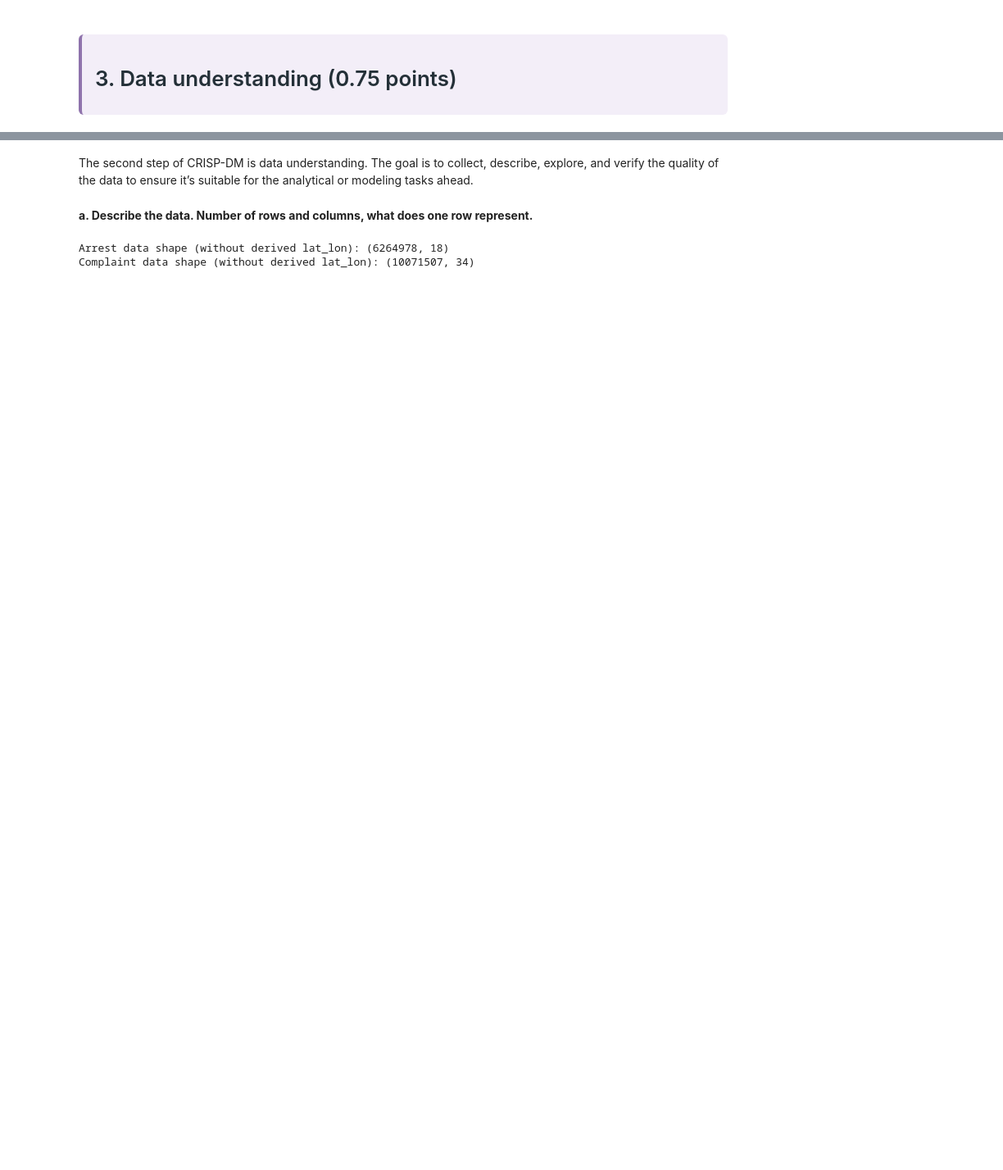
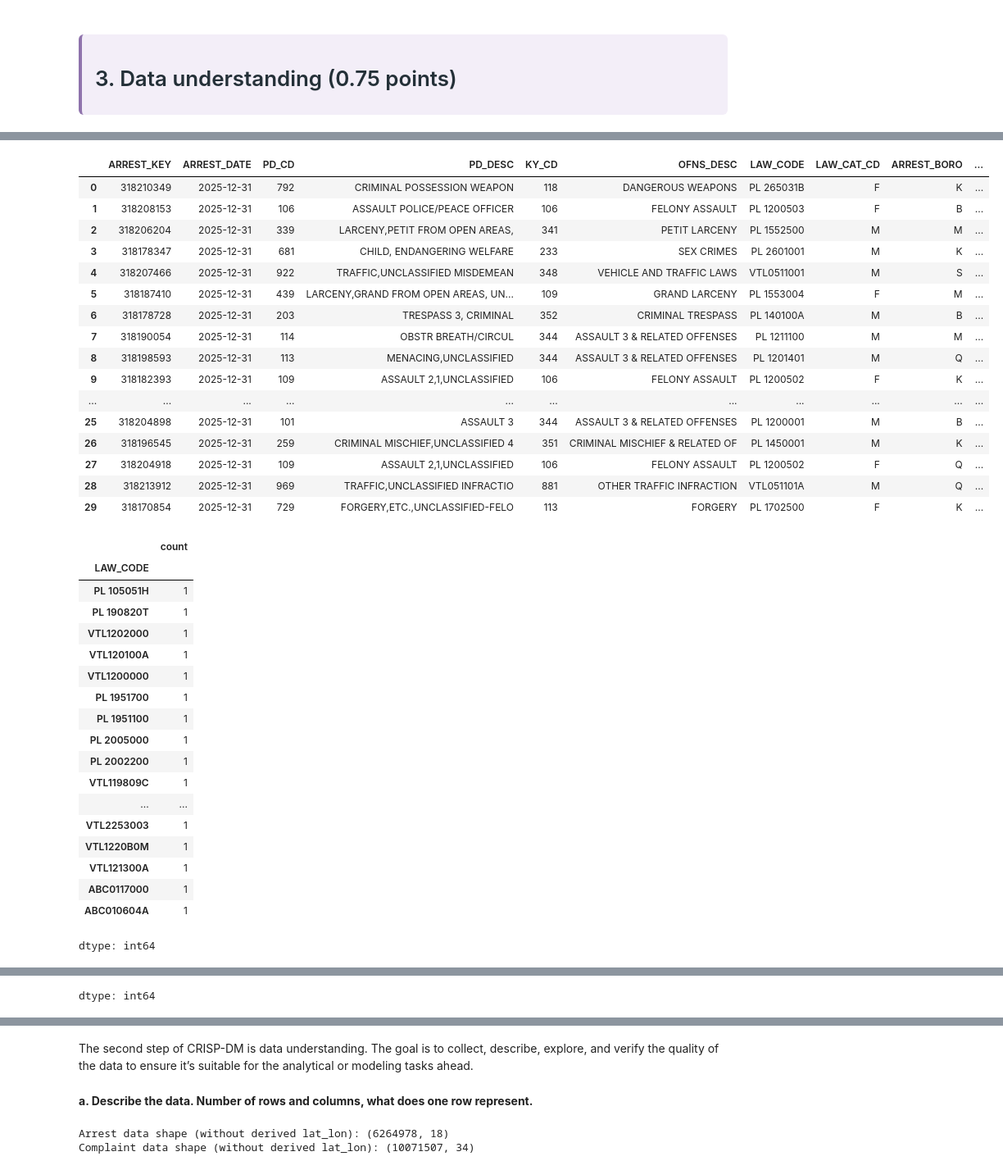
Before and after one commit to EnricoKiin/ids-project-d1-nypd, a Jupyter notebook: IDS2026_HW07.ipynb, the cells around one changed output, grey strips where cells are left out. Shown at 82% size. Saved outputs shown, nothing was run; the diff lists cells and outputs as text; code cells hidden in the pictures; blank space fills up the shorter version.

```diff
--- a/IDS2026_HW07.ipynb
+++ b/IDS2026_HW07.ipynb
@@ -218,5 +218,5 @@ print(nypdComplaintDF.shape)
 """
 
 
-nypdArrestDF = pd.read_parquet("arrests.parquet")
-nypdComplaintDF = pd.read_parquet("complaint.parquet")
+nypdArrestDF = pd.read_parquet("arrests_correct_types.parquet")
+nypdComplaintDF = pd.read_parquet("complaint_v2.parquet")
@@ -242,0 +223,56 @@ memory usage: 448.1+ MB
+# %%
+
+#Changing nypdArrestDF into correct dtypes
+display(nypdArrestDF.head(30)) #Latitude and Longitude use commas
+
+#Lat and Long are purely float64 so we will convert
+nypdArrestDF["Latitude"] = pd.to_numeric(nypdArrestDF["Latitude"].replace(",", ".", regex=True), errors="raise")
+nypdArrestDF["Longitude"] = pd.to_numeric(nypdArrestDF["Longitude"].replace(",", ".", regex=True), errors="raise")
+
+#Looking at the data the col contains multiple categories inside a desc so for now it will be str
+nypdArrestDF["PD_DESC"] = nypdArrestDF["PD_DESC"].astype("string")
+
+#From these two it seems that LAW CODE is categorical as well
+display(nypdArrestDF["LAW_CODE"].value_counts().tail(50))
+display(nypdArrestDF["LAW_CODE"].value_counts().head(50))
+
+nypdArrestDF["LAW_CODE"] = pd.Categorical(nypdArrestDF["LAW_CODE"])
+
+print(nypdArrestDF.info())
+# %% [output]
+|  | ARREST_KEY | ARREST_DATE | PD_CD | PD_DESC | KY_CD | OFNS_DESC | LAW_CODE | LAW_CAT_CD | ARREST_BORO | ... |
+| 0 | 318210349 | 2025-12-31 | 792 | CRIMINAL POSSESSION WEAPON | 118 | DANGEROUS WEAPONS | PL 265031B | F | K | ... |
+| 1 | 318208153 | 2025-12-31 | 106 | ASSAULT POLICE/PEACE OFFICER | 106 | FELONY ASSAULT | PL 1200503 | F | B | ... |
+| 2 | 318206204 | 2025-12-31 | 339 | LARCENY,PETIT FROM OPEN AREAS, | 341 | PETIT LARCENY | PL 1552500 | M | M | ... |
+| 3 | 318178347 | 2025-12-31 | 681 | CHILD, ENDANGERING WELFARE | 233 | SEX CRIMES | PL 2601001 | M | K | ... |
+| 4 | 318207466 | 2025-12-31 | 922 | TRAFFIC,UNCLASSIFIED MISDEMEAN | 348 | VEHICLE AND TRAFFIC LAWS | VTL0511001 | M | S | ... |
+| 5 | 318187410 | 2025-12-31 | 439 | LARCENY,GRAND FROM OPEN AREAS, UN... | 109 | GRAND LARCENY | PL 1553004 | F | M | ... |
+| 6 | 318178728 | 2025-12-31 | 203 | TRESPASS 3, CRIMINAL | 352 | CRIMINAL TRESPASS | PL 140100A | M | B | ... |
+| 7 | 318190054 | 2025-12-31 | 114 | OBSTR BREATH/CIRCUL | 344 | ASSAULT 3 & RELATED OFFENSES | PL 1211100 | M | M | ... |
+| 8 | 318198593 | 2025-12-31 | 113 | MENACING,UNCLASSIFIED | 344 | ASSAULT 3 & RELATED OFFENSES | PL 1201401 | M | Q | ... |
+| 9 | 318182393 | 2025-12-31 | 109 | ASSAULT 2,1,UNCLASSIFIED | 106 | FELONY ASSAULT | PL 1200502 | F | K | ... |
+| ... | ... | ... | ... | ... | ... | ... | ... | ... | ... | ... |
+| 25 | 318204898 | 2025-12-31 | 101 | ASSAULT 3 | 344 | ASSAULT 3 & RELATED OFFENSES | PL 1200001 | M | B | ... |
+| 26 | 318196545 | 2025-12-31 | 259 | CRIMINAL MISCHIEF,UNCLASSIFIED 4 | 351 | CRIMINAL MISCHIEF & RELATED OF | PL 1450001 | M | K | ... |
+| 27 | 318204918 | 2025-12-31 | 109 | ASSAULT 2,1,UNCLASSIFIED | 106 | FELONY ASSAULT | PL 1200502 | F | Q | ... |
+| 28 | 318213912 | 2025-12-31 | 969 | TRAFFIC,UNCLASSIFIED INFRACTIO | 881 | OTHER TRAFFIC INFRACTION | VTL051101A | M | Q | ... |
+| 29 | 318170854 | 2025-12-31 | 729 | FORGERY,ETC.,UNCLASSIFIED-FELO | 113 | FORGERY | PL 1702500 | F | K | ... |
+|  | count |
+| LAW_CODE |  |
+| PL 105051H | 1 |
+| PL 190820T | 1 |
+| VTL1202000 | 1 |
+| VTL120100A | 1 |
+| VTL1200000 | 1 |
+| PL 1951700 | 1 |
+| PL 1951100 | 1 |
+| PL 2005000 | 1 |
+| PL 2002200 | 1 |
+| VTL119809C | 1 |
+| ... | ... |
+| VTL2253003 | 1 |
+| VTL1220B0M | 1 |
+| VTL121300A | 1 |
+| ABC0117000 | 1 |
+| ABC010604A | 1 |
+dtype: int64
@@ -242,0 +297 @@ memory usage: 448.1+ MB
+dtype: int64
```
Also changed, not shown: parts of 5 cells of this notebook.
